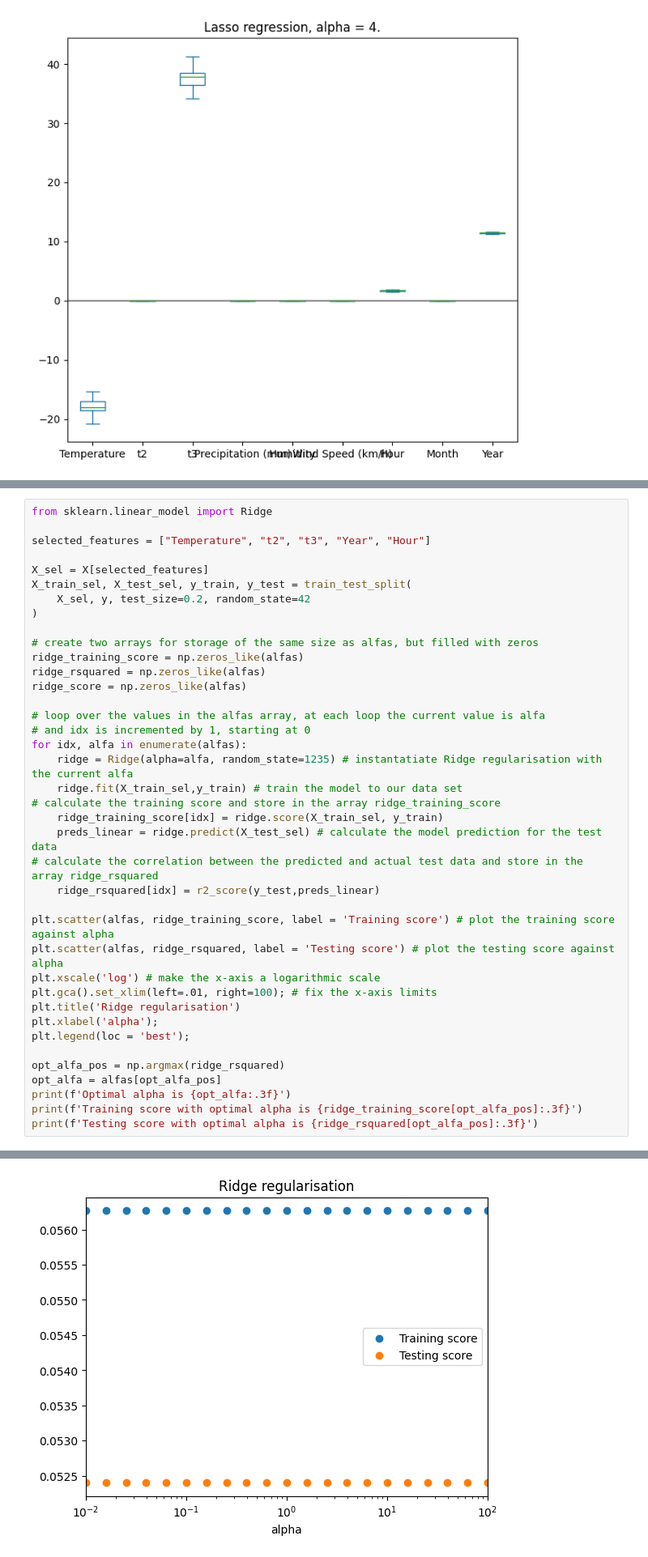
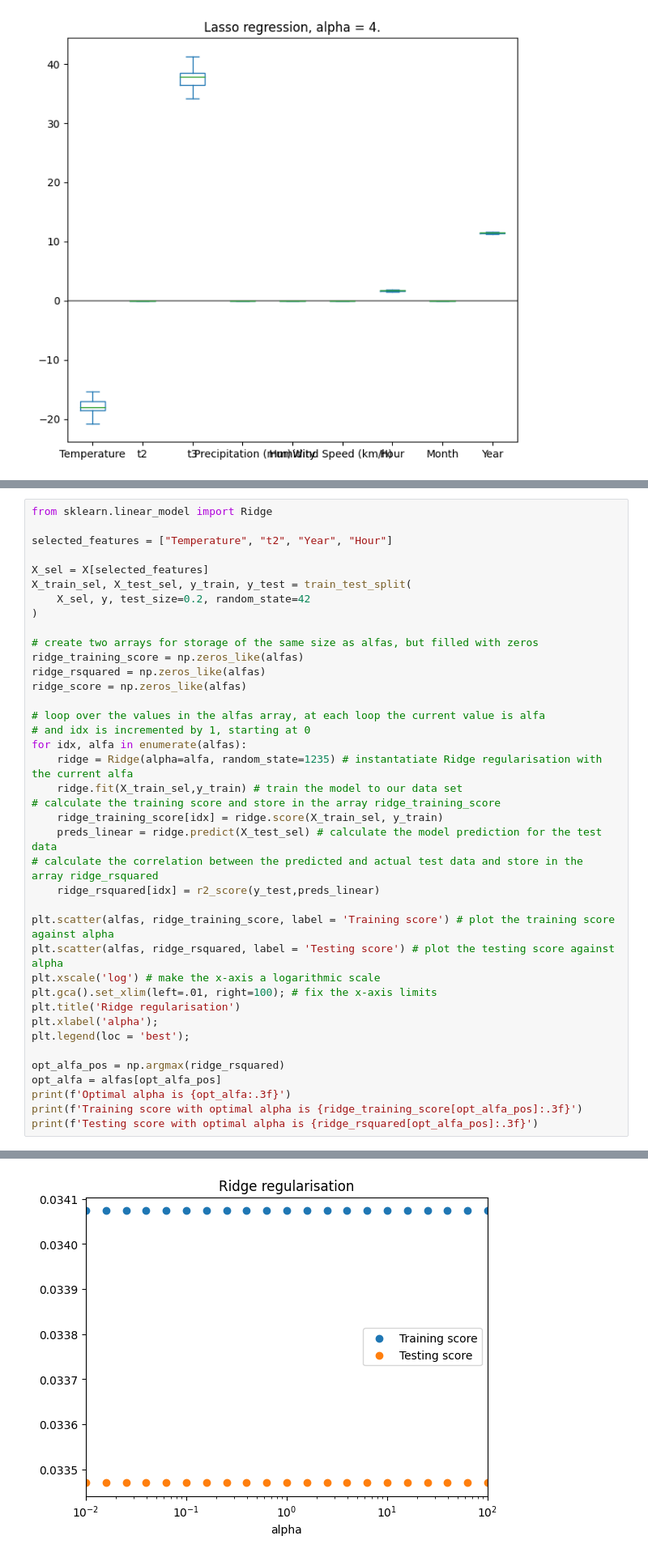
Before and after one commit to harjask-7/ADS1002-project, a Jupyter notebook: notebooks/jiehni/eda_humidity_demand.ipynb, the cells around one changed output, grey strips where cells are left out. Shown at 81% size. Cells and saved outputs as stored; diff of their text form.

```diff
--- a/notebooks/jiehni/eda_humidity_demand.ipynb
+++ b/notebooks/jiehni/eda_humidity_demand.ipynb
@@ -393,7 +392,7 @@ Select the important factors for ridge regression:
 # %%
 from sklearn.linear_model import Ridge
 
-selected_features = ["Temperature", "t2", "t3", "Year", "Hour"]
+selected_features = ["Temperature", "t2", "Year", "Hour"]
 
 X_sel = X[selected_features]
 X_train_sel, X_test_sel, y_train, y_test = train_test_split(
@@ -436,4 +435,4 @@ Testing score with optimal alpha is 0.052
-[figure, old version]
+[figure, new version]
 # %%
 # cross_validate takes the particular model, in this case ridge regularisation
 # and undertakes a number of runs according the method specified by cv=
```
Also changed, not shown: parts of 4 cells of this notebook.
